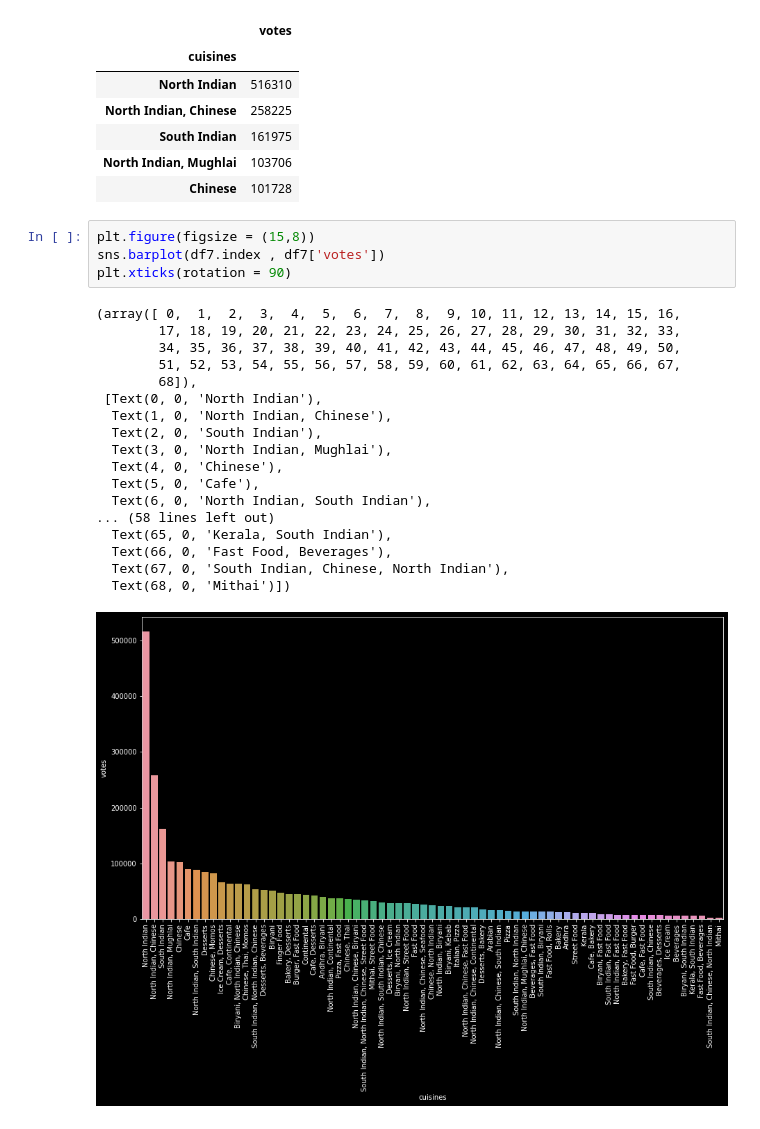
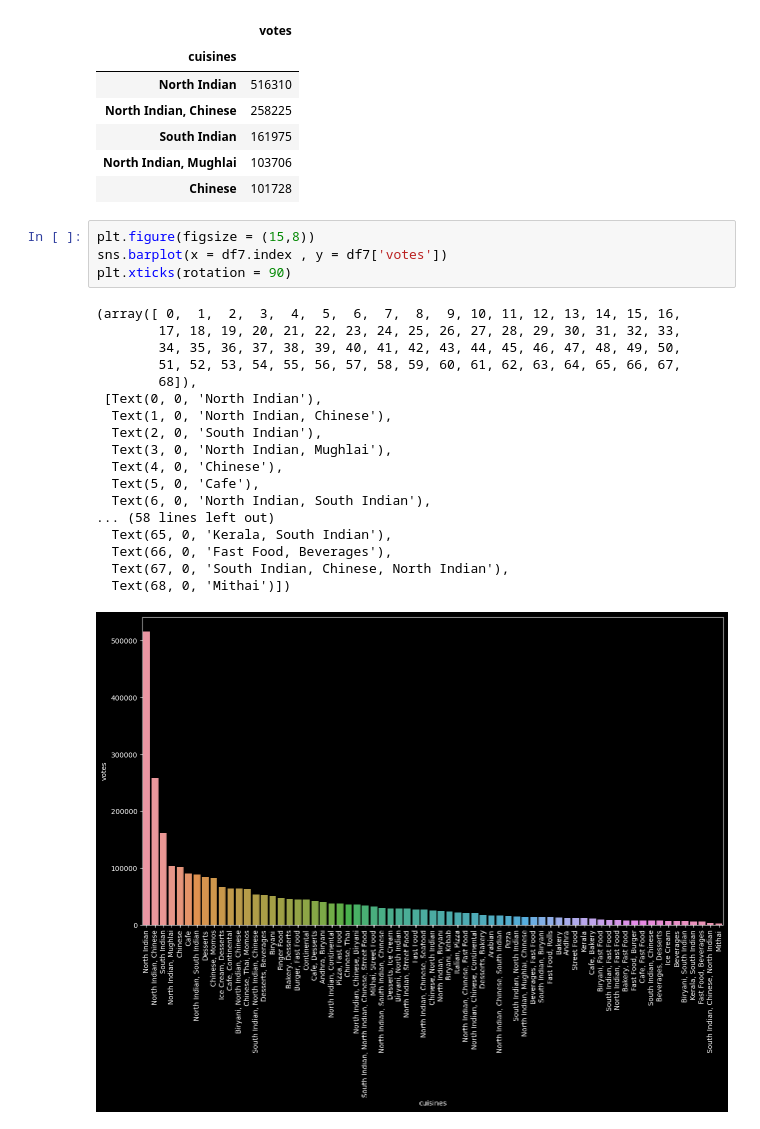
Before and after one commit to MimiChechelli/Zomato-Data-Set-Analysis-Visualization, a Jupyter notebook: zomato-data-set-analysis-visualization.ipynb, the cells around one changed output. Drawn from its saved outputs; the diff is of its cells as text.

```diff
--- a/zomato-data-set-analysis-visualization.ipynb
+++ b/zomato-data-set-analysis-visualization.ipynb
@@ -598,24 +604,24 @@ df7.head()
 | Chinese | 101728 |
 # %%
 plt.figure(figsize = (15,8))
-sns.barplot(df7.index , df7['votes'])
+sns.barplot(x = df7.index , y = df7['votes'])
 plt.xticks(rotation = 90)
 # %% [output]
 (array([ 0,  1,  2,  3,  4,  5,  6,  7,  8,  9, 10, 11, 12, 13, 14, 15, 16,
         17, 18, 19, 20, 21, 22, 23, 24, 25, 26, 27, 28, 29, 30, 31, 32, 33,
         34, 35, 36, 37, 38, 39, 40, 41, 42, 43, 44, 45, 46, 47, 48, 49, 50,
         51, 52, 53, 54, 55, 56, 57, 58, 59, 60, 61, 62, 63, 64, 65, 66, 67,
         68]),
  [Text(0, 0, 'North Indian'),
   Text(1, 0, 'North Indian, Chinese'),
   Text(2, 0, 'South Indian'),
   Text(3, 0, 'North Indian, Mughlai'),
   Text(4, 0, 'Chinese'),
   Text(5, 0, 'Cafe'),
   Text(6, 0, 'North Indian, South Indian'),
 ... (58 lines left out)
   Text(65, 0, 'Kerala, South Indian'),
   Text(66, 0, 'Fast Food, Beverages'),
   Text(67, 0, 'South Indian, Chinese, North Indian'),
   Text(68, 0, 'Mithai')])
-[figure, old version]
+[figure, new version]
```
Also changed, not shown: parts of 11 cells of this notebook, 2 other files.
